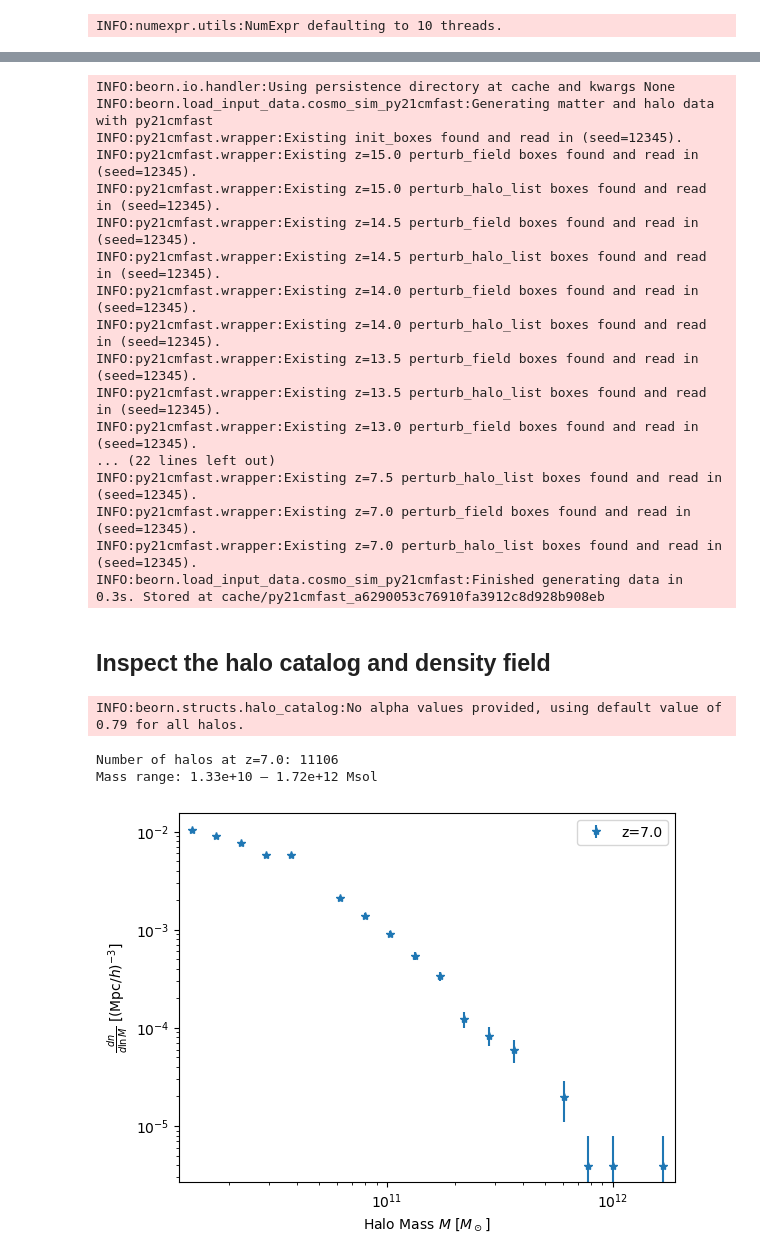
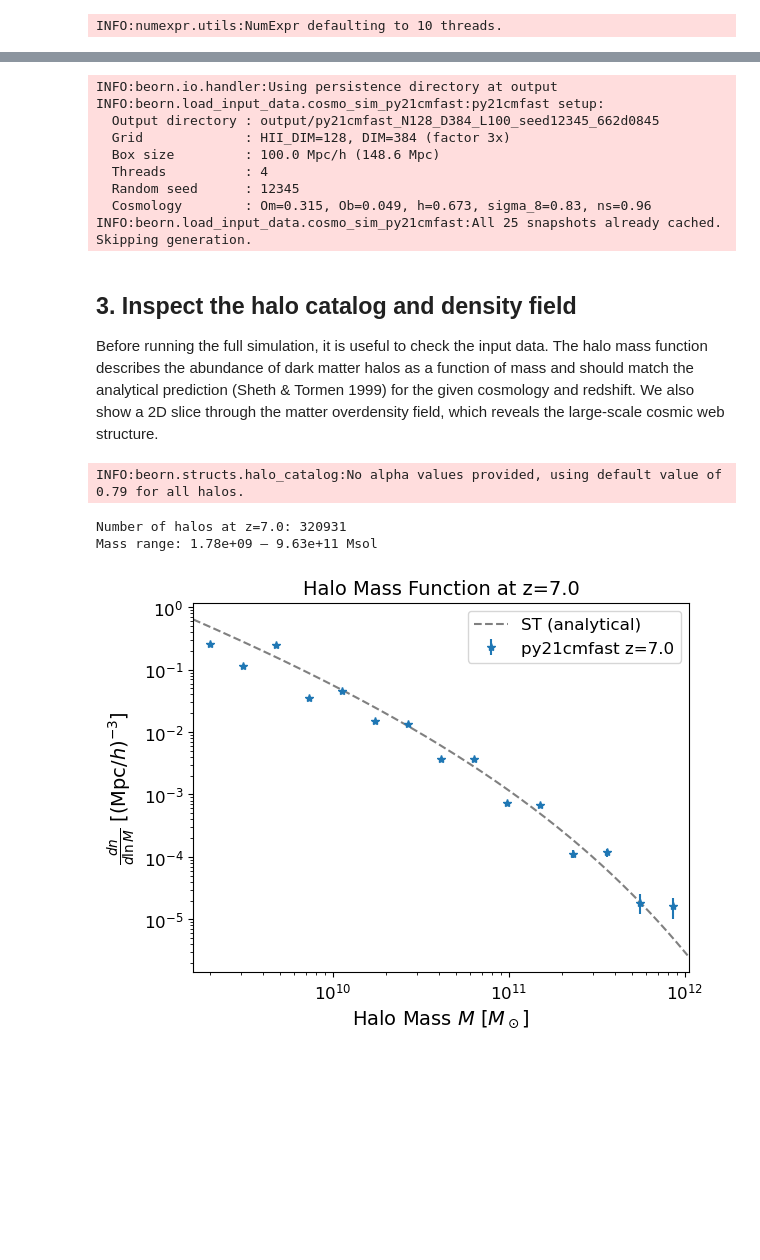
Before and after one commit to cosmic-reionization/BEoRN, a Jupyter notebook: examples/21cmfast_halos.ipynb, the cells around one changed output, grey strips where cells are left out. Cells and saved outputs as stored; diff of their text form; code cells hidden in the pictures; blank space fills up the shorter version.

```diff
--- a/examples/21cmfast_halos.ipynb
+++ b/examples/21cmfast_halos.ipynb
@@ -99,46 +114,43 @@ files under the cache directory. Subsequent calls reuse the cached files.
 # %%
-cache_handler = beorn.io.Handler(CACHE_ROOT)
+loader = beorn.load_input_data.Py21cmFastLoader(parameters)
+output_handler = beorn.io.Handler(OUTPUT_ROOT, input_tag=loader.input_tag)
 
-loader = beorn.load_input_data.Py21cmFastLoader(parameters)
-loader.generate(cache_handler)
+loader.generate(output_handler)
 # %% [output]
-INFO:beorn.io.handler:Using persistence directory at cache and kwargs None
-INFO:beorn.load_input_data.cosmo_sim_py21cmfast:Generating matter and halo data with py21cmfast
-INFO:py21cmfast.wrapper:Existing init_boxes found and read in (seed=12345).
-INFO:py21cmfast.wrapper:Existing z=15.0 perturb_field boxes found and read in (seed=12345).
-INFO:py21cmfast.wrapper:Existing z=15.0 perturb_halo_list boxes found and read in (seed=12345).
-INFO:py21cmfast.wrapper:Existing z=14.5 perturb_field boxes found and read in (seed=12345).
-INFO:py21cmfast.wrapper:Existing z=14.5 perturb_halo_list boxes found and read in (seed=12345).
-INFO:py21cmfast.wrapper:Existing z=14.0 perturb_field boxes found and read in (seed=12345).
-INFO:py21cmfast.wrapper:Existing z=14.0 perturb_halo_list boxes found and read in (seed=12345).
-INFO:py21cmfast.wrapper:Existing z=13.5 perturb_field boxes found and read in (seed=12345).
-INFO:py21cmfast.wrapper:Existing z=13.5 perturb_halo_list boxes found and read in (seed=12345).
-INFO:py21cmfast.wrapper:Existing z=13.0 perturb_field boxes found and read in (seed=12345).
-... (22 lines left out)
-INFO:py21cmfast.wrapper:Existing z=7.5 perturb_halo_list boxes found and read in (seed=12345).
-INFO:py21cmfast.wrapper:Existing z=7.0 perturb_field boxes found and read in (seed=12345).
-INFO:py21cmfast.wrapper:Existing z=7.0 perturb_halo_list boxes found and read in (seed=12345).
-INFO:beorn.load_input_data.cosmo_sim_py21cmfast:Finished generating data in 0.3s. Stored at cache/py21cmfast_a6290053c76910fa3912c8d928b908eb
+INFO:beorn.io.handler:Using persistence directory at output
+INFO:beorn.load_input_data.cosmo_sim_py21cmfast:py21cmfast setup:
+  Output directory : output/py21cmfast_N128_D384_L100_seed12345_662d0845
+  Grid             : HII_DIM=128, DIM=384 (factor 3x)
+  Box size         : 100.0 Mpc/h (148.6 Mpc)
+  Threads          : 4
+  Random seed      : 12345
+  Cosmology        : Om=0.315, Ob=0.049, h=0.673, sigma_8=0.83, ns=0.96
+INFO:beorn.load_input_data.cosmo_sim_py21cmfast:All 25 snapshots already cached. Skipping generation.
 # %% [markdown]
-## Inspect the halo catalog and density field
+## 3. Inspect the halo catalog and density field
+
+Before running the full simulation, it is useful to check the input data. The halo mass function describes the abundance of dark matter halos as a function of mass and should match the analytical prediction (Sheth & Tormen 1999) for the given cosmology and redshift. We also show a 2D slice through the matter overdensity field, which reveals the large-scale cosmic web structure.
-# %%
-z_target = 7.0
-z_index = np.argmin(np.abs(loader.redshifts - z_target))
-
-halo_catalog = loader.load_halo_catalog(z_index)
-print(f"Number of halos at z={z_target}: {len(halo_catalog.masses)}")
-print(f"Mass range: {halo_catalog.masses.min():.2e} — {halo_catalog.masses.max():.2e} Msol")
-
-# Plot halo mass function from the catalog
-fig, ax = plt.subplots()
-beorn.plotting.plot_halo_mass_function(ax, halo_catalog, bin_count=20, label=f'z={z_target}')
-ax.legend()
-plt.show()
-# %% [output]
-INFO:beorn.structs.halo_catalog:No alpha values provided, using default value of 0.79 for all halos.
-Number of halos at z=7.0: 11106
-Mass range: 1.33e+10 — 1.72e+12 Msol
-[figure, removed]
+# %%
+z_target = 7.0
+z_index = np.argmin(np.abs(loader.redshifts - z_target))
+
+halo_catalog = loader.load_halo_catalog(z_index)
+print(f"Number of halos at z={z_target}: {len(halo_catalog.masses)}")
+print(f"Mass range: {halo_catalog.masses.min():.2e} — {halo_catalog.masses.max():.2e} Msol")
+
+# Plot halo mass function from the catalog with analytical Sheth & Tormen (1999) reference
+fig, ax = plt.subplots()
+beorn.plotting.plot_halo_mass_function(ax, halo_catalog, bin_count=15,
+                                       label=f'py21cmfast z={z_target}',
+                                       analytical_model='ST')
+ax.set_title(f'Halo Mass Function at z={z_target}', fontsize=14)
+ax.legend()
+plt.show()
+# %% [output]
+INFO:beorn.structs.halo_catalog:No alpha values provided, using default value of 0.79 for all halos.
+Number of halos at z=7.0: 320931
+Mass range: 1.78e+09 — 9.63e+11 Msol
+[figure, added]
 # %%
 delta_m = loader.load_density_field(z_index)
 
```
Also changed, not shown: parts of 16 cells of this notebook, 15 other files.
